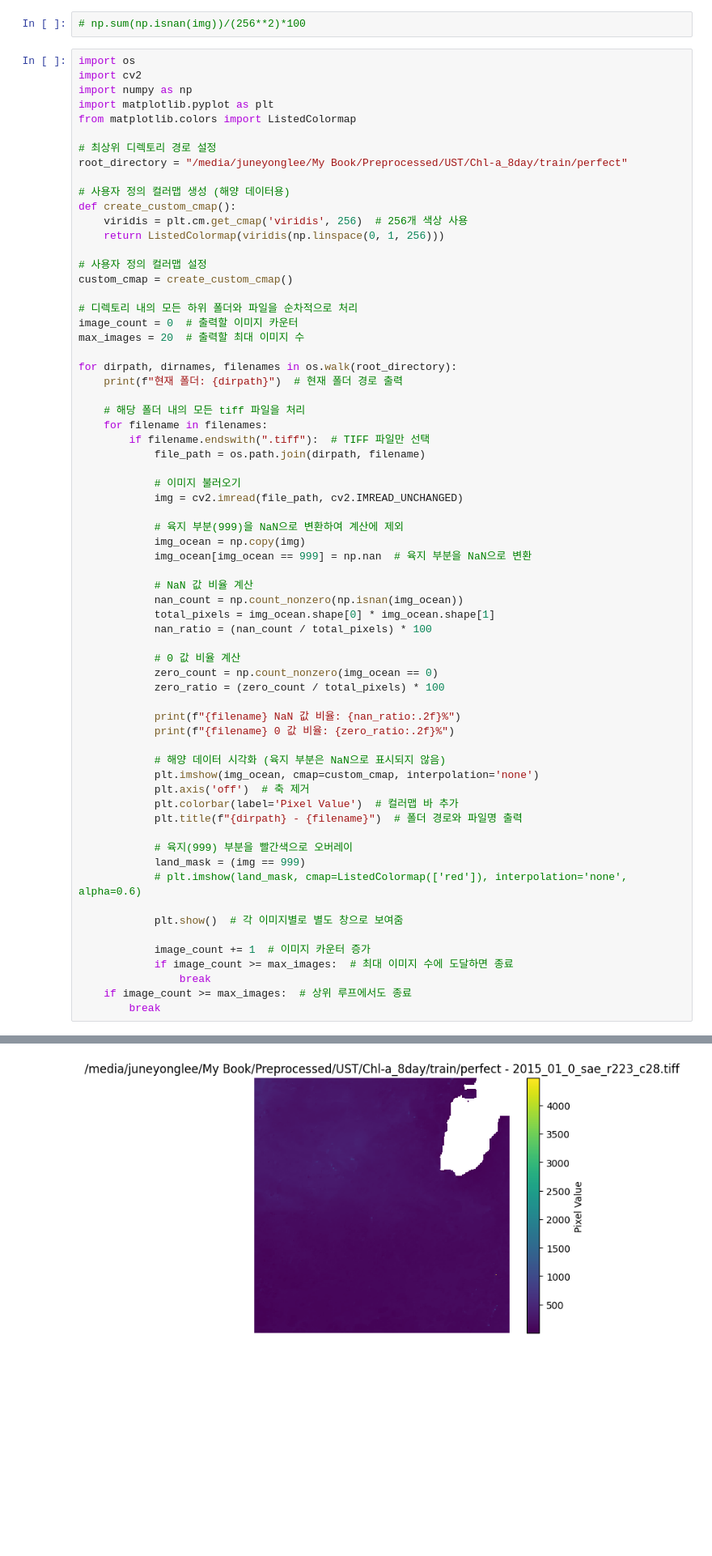
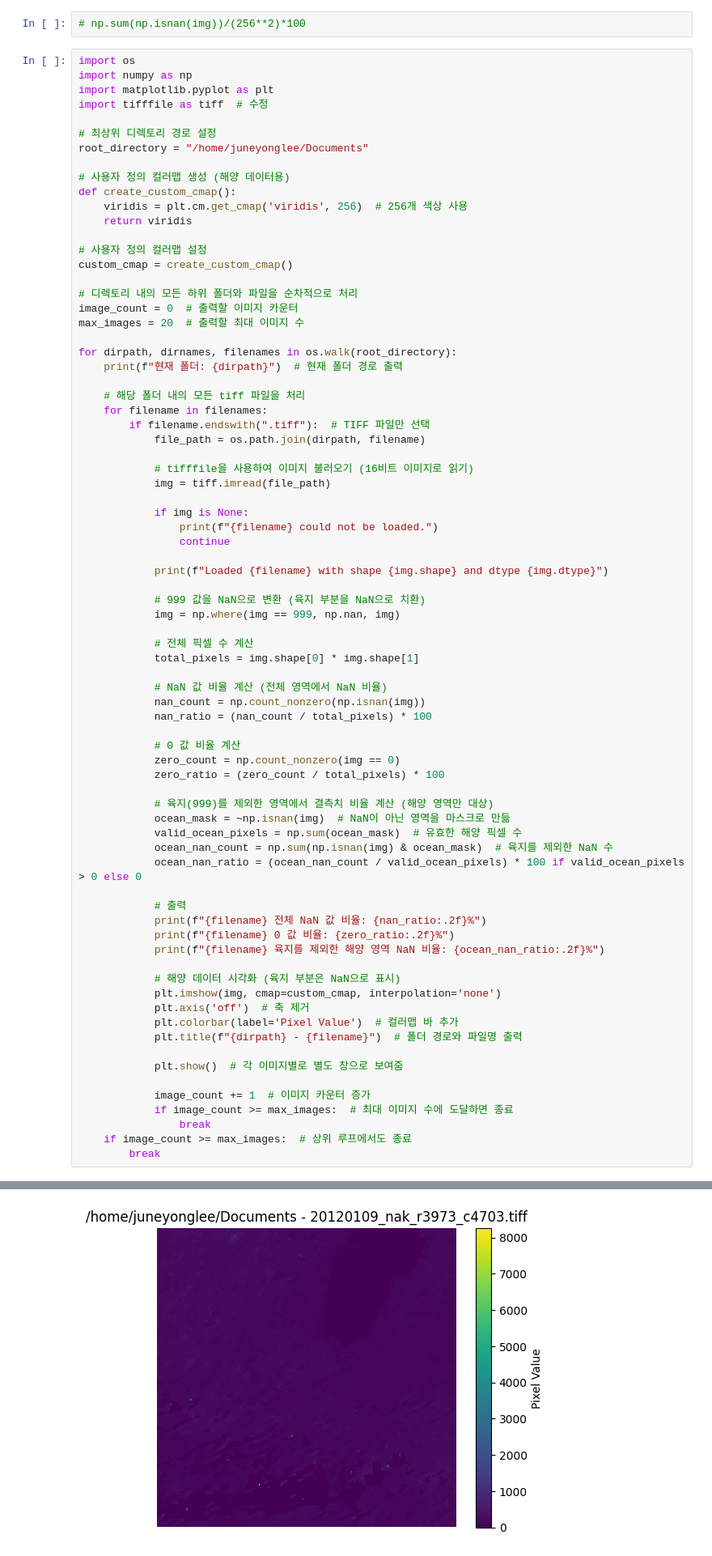
Before and after one commit to yousirong/marine_satellite_image_restoration, a Jupyter notebook: Notebook/2. visualize chl-a.ipynb, the cells around one changed output, grey strips where cells are left out. Shown at 81% size. Saved outputs shown, nothing was run; the diff lists cells and outputs as text; blank space fills up the shorter version.

```diff
--- a/Notebook/2. visualize chl-a.ipynb
+++ b/Notebook/2. visualize chl-a.ipynb
@@ -16,18 +16,17 @@ import cv2
 # np.sum(np.isnan(img))/(256**2)*100
 # %%
 import os
-import cv2
 import numpy as np
 import matplotlib.pyplot as plt
-from matplotlib.colors import ListedColormap
+import tifffile as tiff  # 수정
 
 # 최상위 디렉토리 경로 설정
-root_directory = "/media/juneyonglee/My Book/Preprocessed/UST/Chl-a_8day/train/perfect"
+root_directory = "/home/juneyonglee/Documents"
 
 # 사용자 정의 컬러맵 생성 (해양 데이터용)
 def create_custom_cmap():
     viridis = plt.cm.get_cmap('viridis', 256)  # 256개 색상 사용
-    return ListedColormap(viridis(np.linspace(0, 1, 256)))
+    return viridis
 
 # 사용자 정의 컬러맵 설정
 custom_cmap = create_custom_cmap()
@@ -44,34 +43,45 @@ for dirpath, dirnames, filenames in os.walk(root_directory):
         if filename.endswith(".tiff"):  # TIFF 파일만 선택
             file_path = os.path.join(dirpath, filename)
 
-            # 이미지 불러오기
-            img = cv2.imread(file_path, cv2.IMREAD_UNCHANGED)
+            # tifffile을 사용하여 이미지 불러오기 (16비트 이미지로 읽기)
+            img = tiff.imread(file_path)
 
-            # 육지 부분(999)을 NaN으로 변환하여 계산에 제외
-            img_ocean = np.copy(img)
-            img_ocean[img_ocean == 999] = np.nan  # 육지 부분을 NaN으로 변환
+            if img is None:
+                print(f"{filename} could not be loaded.")
+                continue
 
-            # NaN 값 비율 계산
-            nan_count = np.count_nonzero(np.isnan(img_ocean))
-            total_pixels = img_ocean.shape[0] * img_ocean.shape[1]
+            print(f"Loaded {filename} with shape {img.shape} and dtype {img.dtype}")
+
+            # 999 값을 NaN으로 변환 (육지 부분을 NaN으로 치환)
+            img = np.where(img == 999, np.nan, img)
+
+            # 전체 픽셀 수 계산
+            total_pixels = img.shape[0] * img.shape[1]
+
+            # NaN 값 비율 계산 (전체 영역에서 NaN 비율)
+            nan_count = np.count_nonzero(np.isnan(img))
             nan_ratio = (nan_count / total_pixels) * 100
 
             # 0 값 비율 계산
-            zero_count = np.count_nonzero(img_ocean == 0)
+            zero_count = np.count_nonzero(img == 0)
             zero_ratio = (zero_count / total_pixels) * 100
 
-            print(f"{filename} NaN 값 비율: {nan_ratio:.2f}%")
+            # 육지(999)를 제외한 영역에서 결측치 비율 계산 (해양 영역만 대상)
+            ocean_mask = ~np.isnan(img)  # NaN이 아닌 영역을 마스크로 만듦
+            valid_ocean_pixels = np.sum(ocean_mask)  # 유효한 해양 픽셀 수
+            ocean_nan_count = np.sum(np.isnan(img) & ocean_mask)  # 육지를 제외한 NaN 수
+            ocean_nan_ratio = (ocean_nan_count / valid_ocean_pixels) * 100 if valid_ocean_pixels > 0 else 0
+
+            # 출력
+            print(f"{filename} 전체 NaN 값 비율: {nan_ratio:.2f}%")
             print(f"{filename} 0 값 비율: {zero_ratio:.2f}%")
+            print(f"{filename} 육지를 제외한 해양 영역 NaN 비율: {ocean_nan_ratio:.2f}%")
 
-            # 해양 데이터 시각화 (육지 부분은 NaN으로 표시되지 않음)
-            plt.imshow(img_ocean, cmap=custom_cmap, interpolation='none')
+            # 해양 데이터 시각화 (육지 부분은 NaN으로 표시)
+            plt.imshow(img, cmap=custom_cmap, interpolation='none')
             plt.axis('off')  # 축 제거
             plt.colorbar(label='Pixel Value')  # 컬러맵 바 추가
             plt.title(f"{dirpath} - {filename}")  # 폴더 경로와 파일명 출력
-
-            # 육지(999) 부분을 빨간색으로 오버레이
-            land_mask = (img == 999)
-            # plt.imshow(land_mask, cmap=ListedColormap(['red']), interpolation='none', alpha=0.6)
 
             plt.show()  # 각 이미지별로 별도 창으로 보여줌
 
@@ -87 +99 @@ for dirpath, dirnames, filenames in os.walk(root_directory):
-[figure, old version]
+[figure, new version]
```
Also changed, not shown: parts of 3 cells of this notebook, 4 other files.
